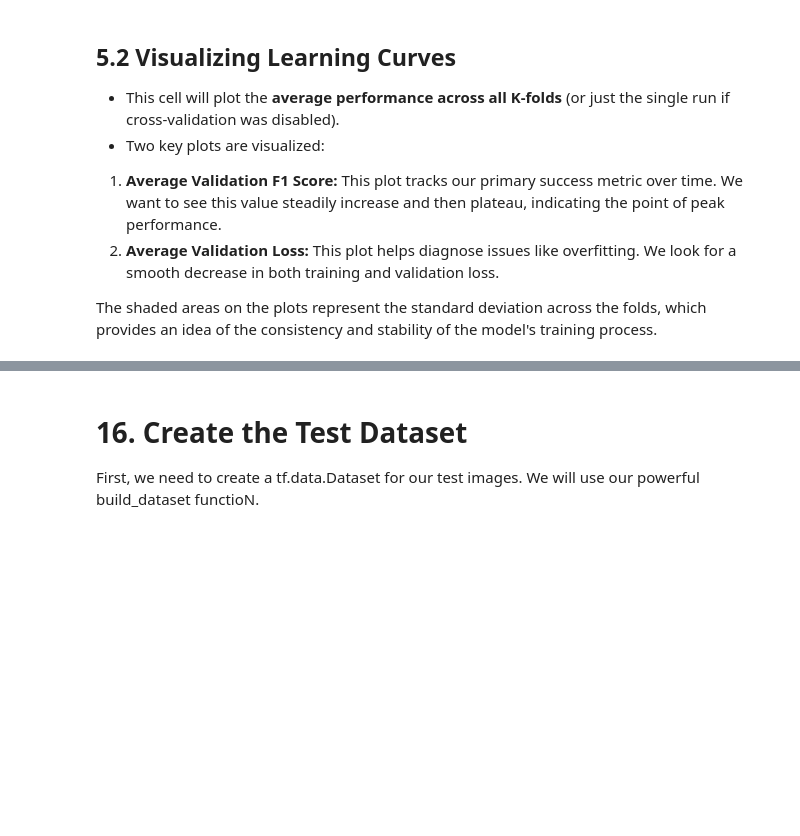
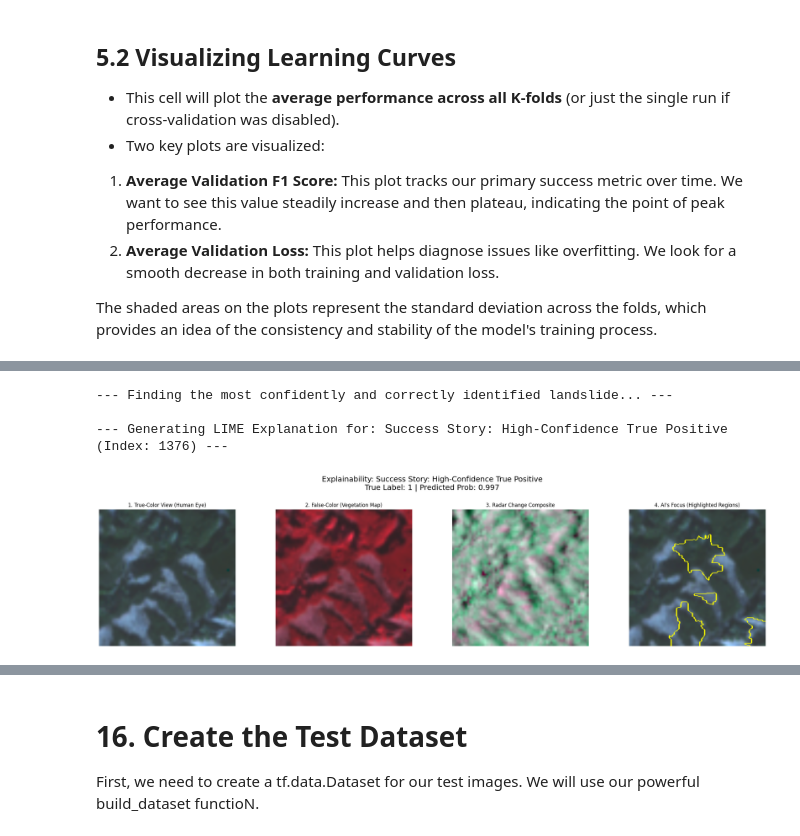
Before and after one commit to Klisters-design/Landslide-Classification, a Jupyter notebook: LandslideDetection.ipynb, the cells around one changed output, grey strips where cells are left out. Drawn from its saved outputs; the diff is of its cells as text; code cells hidden in the pictures; blank space fills up the shorter version.

```diff
--- a/LandslideDetection.ipynb
+++ b/LandslideDetection.ipynb
@@ -1953,0 +2754,32 @@ This cell performs the definitive evaluation of our best model on the data it di
+# %%
+# ==============================================================================
+# XAI NARRATIVE 1: The "Success Story" - A High-Confidence True Positive
+# ==============================================================================
+
+print("--- Finding the most confidently and correctly identified landslide... ---")
+
+# Find indices of all True Positives (TPs)
+true_positives_indices = np.where((true_labels_for_xai.flatten() == 1) & (pred_labels_for_xai.flatten() == 1))[0]
+
+if true_positives_indices.size > 0:
+    # Get the prediction probabilities ONLY for the TP instances
+    tp_probas = pred_probas_for_xai[true_positives_indices]
+
+    # Find the index of the highest probability *within the tp_probas array*
+    highest_confidence_idx_in_tp_array = np.argmax(tp_probas)
+
+    # Get the original index in the main validation set
+    instance_idx_to_explain = true_positives_indices[highest_confidence_idx_in_tp_array]
+
+    # Call our reusable plotting function
+    explain_and_plot_4_panel(
+        instance_idx=instance_idx_to_explain,
+        title="Success Story: High-Confidence True Positive"
+    )
+else:
+    print("No True Positives were found in this validation set to explain.")
+# %% [output]
+--- Finding the most confidently and correctly identified landslide... ---
+
+--- Generating LIME Explanation for: Success Story: High-Confidence True Positive (Index: 1376) ---
+[figure, added]
```
Also changed, not shown: parts of 121 cells of this notebook.
